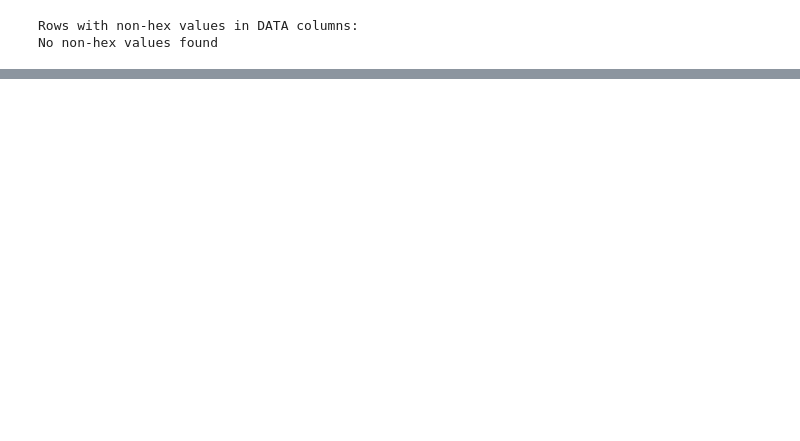
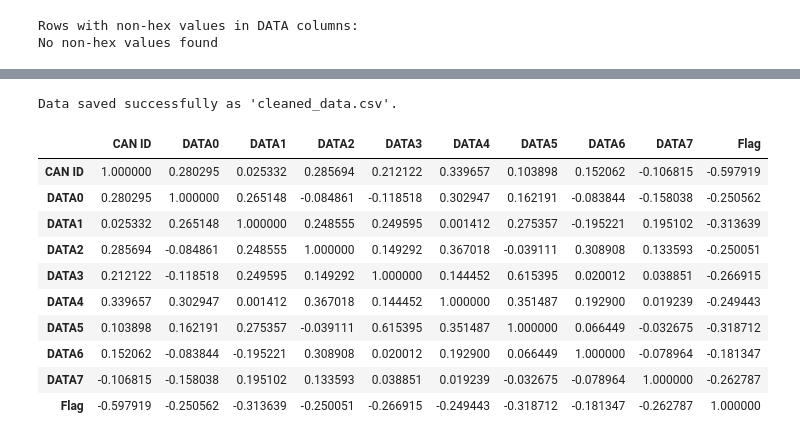
Before and after one commit to pranav-k-jha/kaggle-notebooks, a Jupyter notebook: cav-ml-prediction-model.ipynb, the cells around one changed output, grey strips where cells are left out. Drawn from its saved outputs; the diff is of its cells as text; code cells hidden in the pictures; blank space fills up the shorter version.

```diff
--- a/cav-ml-prediction-model.ipynb
+++ b/cav-ml-prediction-model.ipynb
@@ -192,5 +218,3 @@ print(invalid_rows if not invalid_rows.empty else "No non-hex values found")
 # %% [output]
 Rows with non-hex values in DATA columns:
 No non-hex values found
-# %%
-df_6 = df_5.copy()
@@ -225,0 +304,22 @@ df_6.head()
+# %%
+df_8.to_csv('/kaggle/working/cleaned_data.csv', index=False)
+
+print("Data saved successfully as 'cleaned_data.csv'.")
+# %% [output]
+Data saved successfully as 'cleaned_data.csv'.
+# %%
+# Exclude the 'Flag' column before calculating correlation
+correlation_matrix = df_8.corr()
+correlation_matrix
+# %% [output]
+|  | CAN ID | DATA0 | DATA1 | DATA2 | DATA3 | DATA4 | DATA5 | DATA6 | DATA7 | Flag |
+| CAN ID | 1.000000 | 0.280295 | 0.025332 | 0.285694 | 0.212122 | 0.339657 | 0.103898 | 0.152062 | -0.106815 | -0.597919 |
+| DATA0 | 0.280295 | 1.000000 | 0.265148 | -0.084861 | -0.118518 | 0.302947 | 0.162191 | -0.083844 | -0.158038 | -0.250562 |
+| DATA1 | 0.025332 | 0.265148 | 1.000000 | 0.248555 | 0.249595 | 0.001412 | 0.275357 | -0.195221 | 0.195102 | -0.313639 |
+| DATA2 | 0.285694 | -0.084861 | 0.248555 | 1.000000 | 0.149292 | 0.367018 | -0.039111 | 0.308908 | 0.133593 | -0.250051 |
+| DATA3 | 0.212122 | -0.118518 | 0.249595 | 0.149292 | 1.000000 | 0.144452 | 0.615395 | 0.020012 | 0.038851 | -0.266915 |
+| DATA4 | 0.339657 | 0.302947 | 0.001412 | 0.367018 | 0.144452 | 1.000000 | 0.351487 | 0.192900 | 0.019239 | -0.249443 |
+| DATA5 | 0.103898 | 0.162191 | 0.275357 | -0.039111 | 0.615395 | 0.351487 | 1.000000 | 0.066449 | -0.032675 | -0.318712 |
+| DATA6 | 0.152062 | -0.083844 | -0.195221 | 0.308908 | 0.020012 | 0.192900 | 0.066449 | 1.000000 | -0.078964 | -0.181347 |
+| DATA7 | -0.106815 | -0.158038 | 0.195102 | 0.133593 | 0.038851 | 0.019239 | -0.032675 | -0.078964 | 1.000000 | -0.262787 |
+| Flag | -0.597919 | -0.250562 | -0.313639 | -0.250051 | -0.266915 | -0.249443 | -0.318712 | -0.181347 | -0.262787 | 1.000000 |
```
Also changed, not shown: parts of 42 cells of this notebook.
